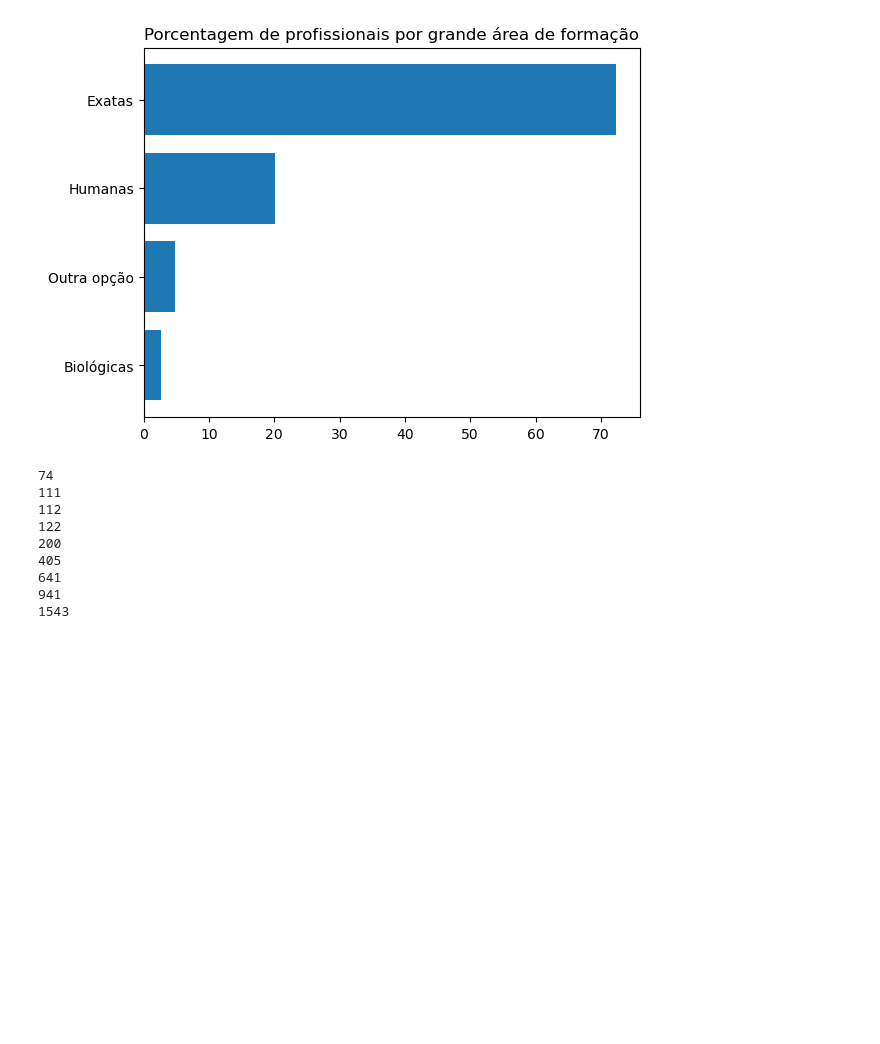
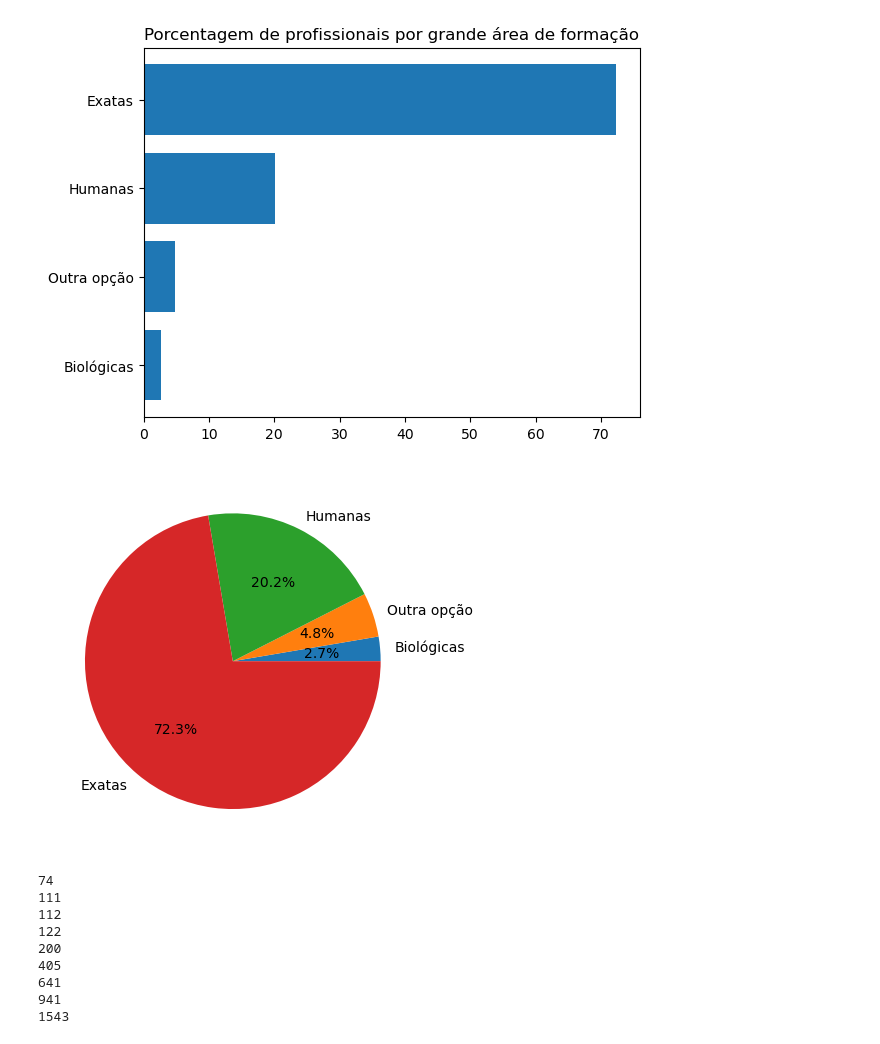
Before and after one commit to dallaqua/Trabalho_Santander_Coders_TPI, a Jupyter notebook: analise_mercado_dados_2022.ipynb, the cells around one changed output. Saved outputs shown, nothing was run; the diff lists cells and outputs as text; code cells hidden in the pictures; blank space fills up the shorter version.

```diff
--- a/analise_mercado_dados_2022.ipynb
+++ b/analise_mercado_dados_2022.ipynb
@@ -279,5 +277,10 @@ plt.pie(df_grandes_areas_group, labels = ['Humanas','Exatas','Outra opção','Bi
 # %% [output]
 [figure]
+# %%
+labels = df_grandes_areas_group.index
+plt.pie(df_grandes_areas_group, labels = labels, autopct='%1.1f%%');
+# %% [output]
+[figure, added]
 # %%
 print(df_parte_1[df_parte_1["('P1_m ', 'Área de Formação')"]=='Ciências Sociais'].shape[0])
 print(df_parte_1[df_parte_1["('P1_m ', 'Área de Formação')"]=='Ciências Biológicas/ Farmácia/ Medicina/ Área da Saúde'].shape[0])
```
Also changed, not shown: parts of 1 cell of this notebook.
